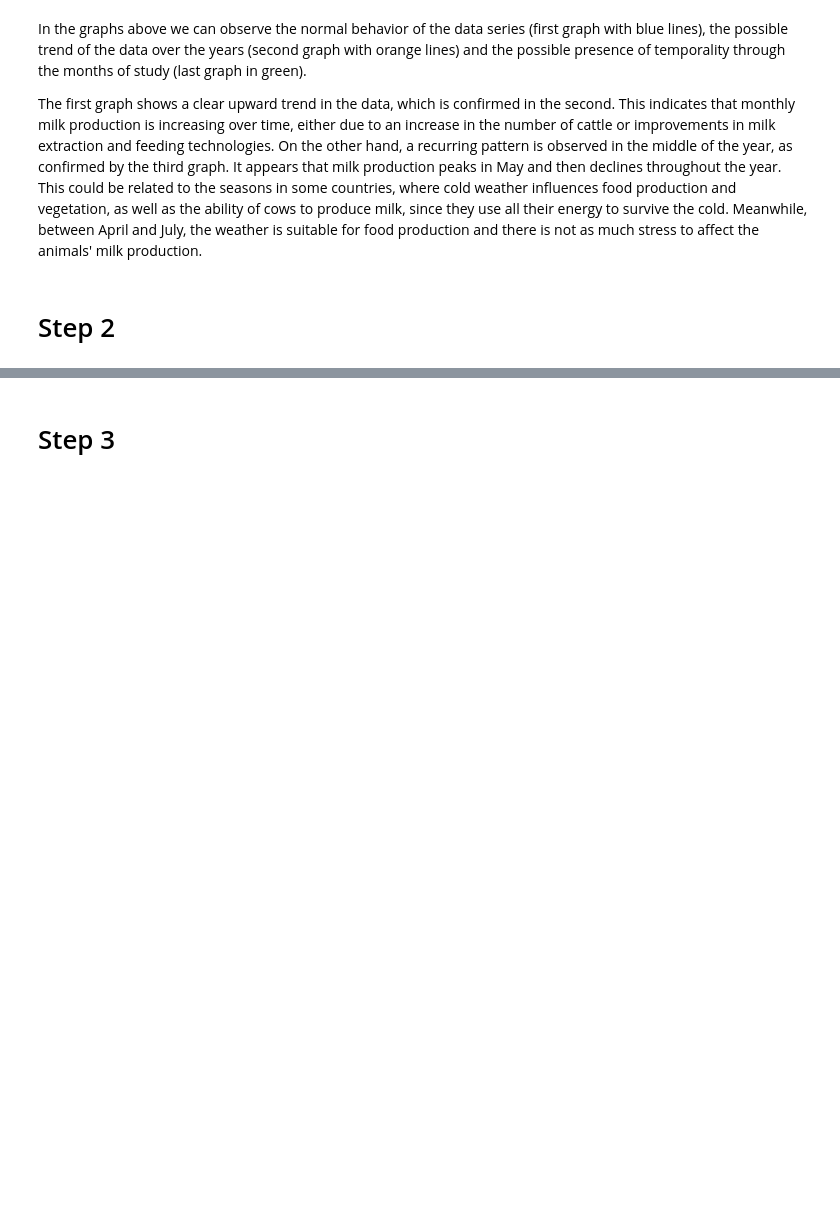
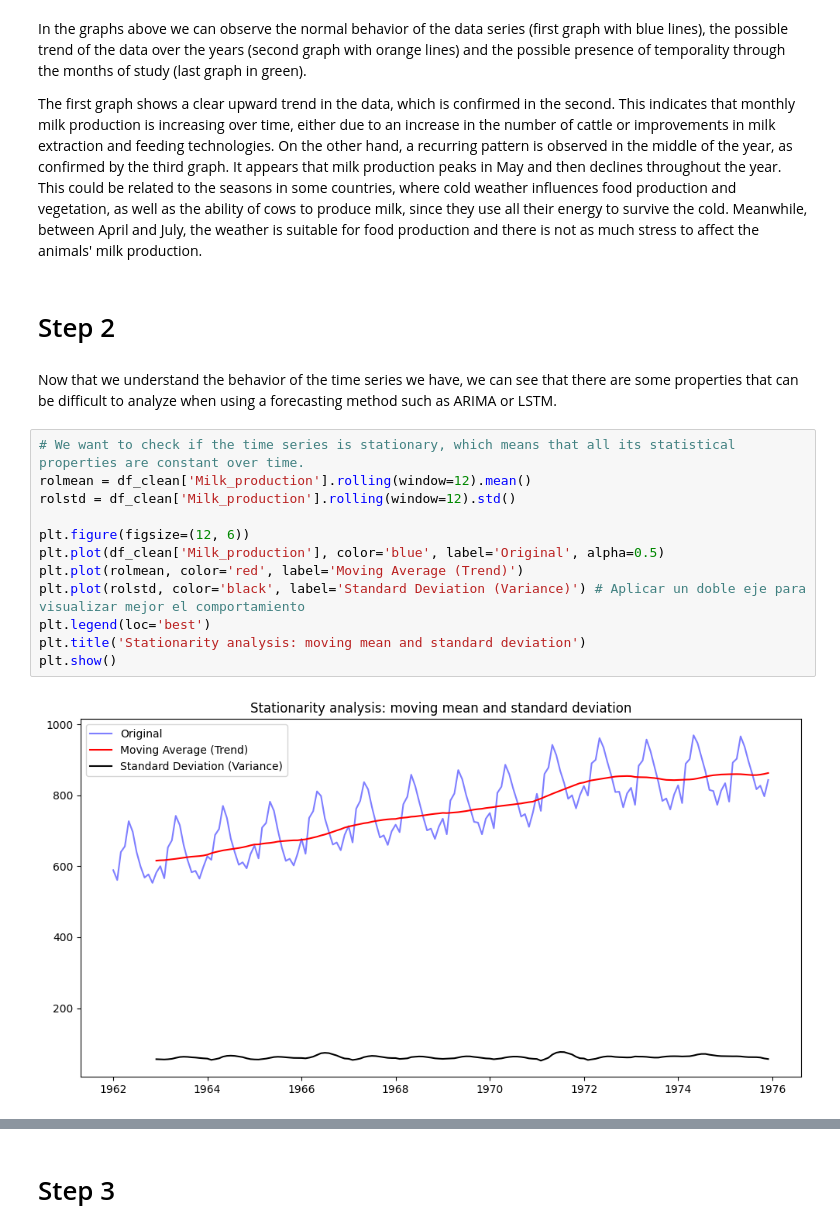
Before and after one commit to Jero2110/Advanced-ML_Phase-04, a Jupyter notebook: analysis/G01_Jeronimo_Ramos_Phase4.ipynb, the cells around one changed output, grey strips where cells are left out. Drawn from its saved outputs; the diff is of its cells as text; blank space fills up the shorter version.

```diff
--- a/analysis/G01_Jeronimo_Ramos_Phase4.ipynb
+++ b/analysis/G01_Jeronimo_Ramos_Phase4.ipynb
@@ -159,3 +162,19 @@ In the graphs above we can observe the normal behavior of the data series (first
 The first graph shows a clear upward trend in the data, which is confirmed in the second. This indicates that monthly milk production is increasing over time, either due to an increase in the number of cattle or improvements in milk extraction and feeding technologies. On the other hand, a recurring pattern is observed in the middle of the year, as confirmed by the third graph. It appears that milk production peaks in May and then declines throughout the year. This could be related to the seasons in some countries, where cold weather influences food production and vegetation, as well as the ability of cows to produce milk, since they use all their energy to survive the cold. Meanwhile, between April and July, the weather is suitable for food production and there is not as much stress to affect the animals' milk production.
 # %% [markdown]
 # Step 2
+# %% [markdown]
+Now that we understand the behavior of the time series we have, we can see that there are some properties that can be difficult to analyze when using a forecasting method such as ARIMA or LSTM.
+# %%
+# We want to check if the time series is stationary, which means that all its statistical properties are constant over time.
+rolmean = df_clean['Milk_production'].rolling(window=12).mean()
+rolstd = df_clean['Milk_production'].rolling(window=12).std()
+
+plt.figure(figsize=(12, 6))
+plt.plot(df_clean['Milk_production'], color='blue', label='Original', alpha=0.5)
+plt.plot(rolmean, color='red', label='Moving Average (Trend)')
+plt.plot(rolstd, color='black', label='Standard Deviation (Variance)') # Aplicar un doble eje para visualizar mejor el comportamiento
+plt.legend(loc='best')
+plt.title('Stationarity analysis: moving mean and standard deviation')
+plt.show()
+# %% [output]
+[figure, added]
```
Also changed, not shown: parts of 6 cells of this notebook.
